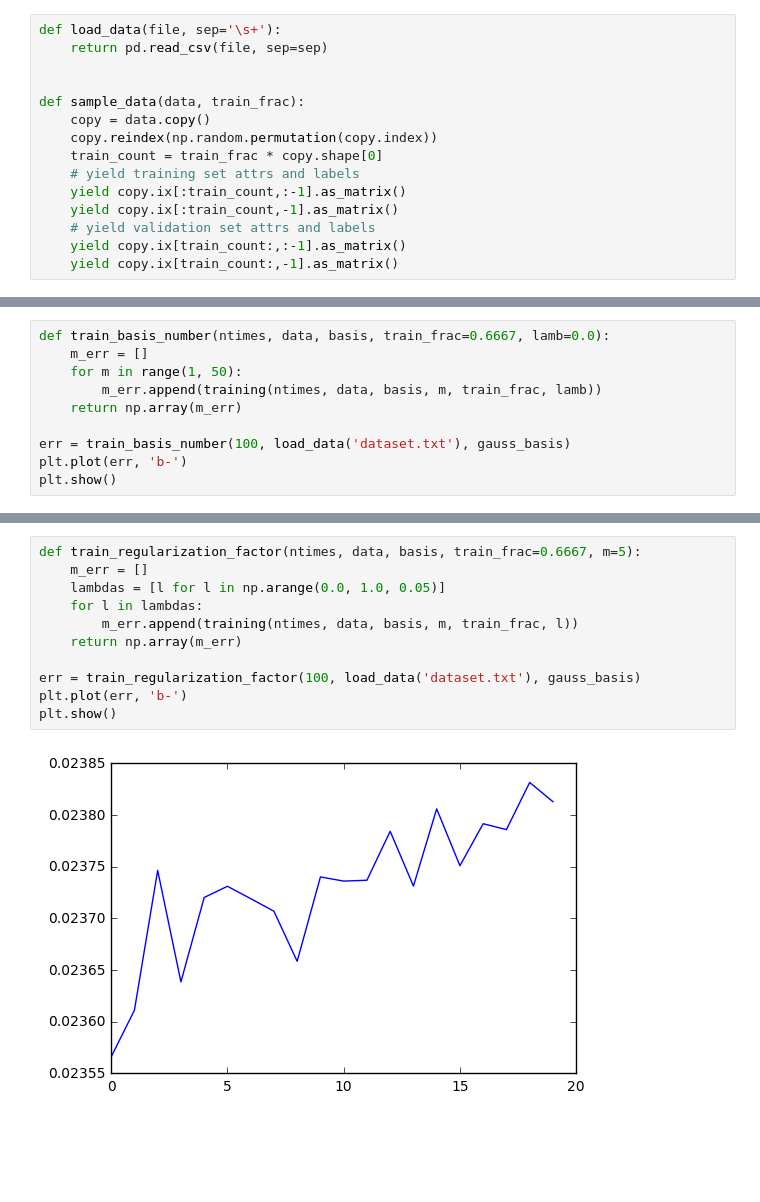
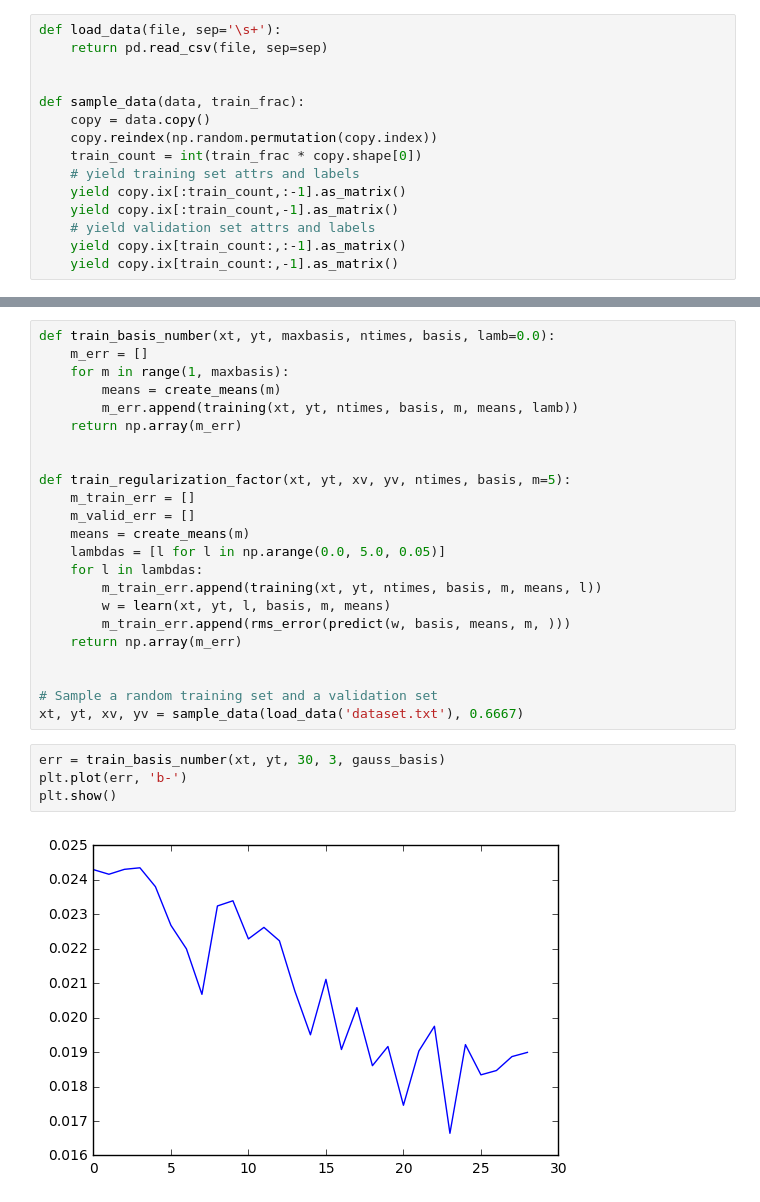
Before and after one commit to elvismt/Pattern-Recognition, a Jupyter notebook: Lista3/Regression.ipynb, the cells around one changed output, grey strips where cells are left out. Saved outputs shown, nothing was run; the diff lists cells and outputs as text; blank space fills up the shorter version.

```diff
--- a/Lista3/Regression.ipynb
+++ b/Lista3/Regression.ipynb
@@ -13,7 +29,7 @@ def load_data(file, sep='\s+'):
 def sample_data(data, train_frac):
     copy = data.copy()
     copy.reindex(np.random.permutation(copy.index))
-    train_count = train_frac * copy.shape[0]
+    train_count = int(train_frac * copy.shape[0])
     # yield training set attrs and labels
     yield copy.ix[:train_count,:-1].as_matrix()
     yield copy.ix[:train_count,-1].as_matrix()
@@ -92,10 +89,0 @@ plt.show()
-# %%
-def train_basis_number(ntimes, data, basis, train_frac=0.6667, lamb=0.0):
-    m_err = []
-    for m in range(1, 50):
-        m_err.append(training(ntimes, data, basis, m, train_frac, lamb))
-    return np.array(m_err)
-
-err = train_basis_number(100, load_data('dataset.txt'), gauss_basis)
-plt.plot(err, 'b-')
-plt.show()
@@ -104,13 +90,29 @@ plt.show()
-# %%
-def train_regularization_factor(ntimes, data, basis, train_frac=0.6667, m=5):
-    m_err = []
-    lambdas = [l for l in np.arange(0.0, 1.0, 0.05)]
-    for l in lambdas:
-        m_err.append(training(ntimes, data, basis, m, train_frac, l))
-    return np.array(m_err)
-
-err = train_regularization_factor(100, load_data('dataset.txt'), gauss_basis)
-plt.plot(err, 'b-')
-plt.show()
-# %% [output]
-[figure, removed]
+# %%
+def train_basis_number(xt, yt, maxbasis, ntimes, basis, lamb=0.0):
+    m_err = []
+    for m in range(1, maxbasis):
+        means = create_means(m)
+        m_err.append(training(xt, yt, ntimes, basis, m, means, lamb))
+    return np.array(m_err)
+
+
+def train_regularization_factor(xt, yt, xv, yv, ntimes, basis, m=5):
+    m_train_err = []
+    m_valid_err = []
+    means = create_means(m)
+    lambdas = [l for l in np.arange(0.0, 5.0, 0.05)]
+    for l in lambdas:
+        m_train_err.append(training(xt, yt, ntimes, basis, m, means, l))
+        w = learn(xt, yt, l, basis, m, means)
+        m_train_err.append(rms_error(predict(w, basis, means, m, )))
+    return np.array(m_err)
+
+
+# Sample a random training set and a validation set
+xt, yt, xv, yv = sample_data(load_data('dataset.txt'), 0.6667)
+# %%
+err = train_basis_number(xt, yt, 30, 3, gauss_basis)
+plt.plot(err, 'b-')
+plt.show()
+# %% [output]
+[figure, added]
```
Also changed, not shown: parts of 5 cells of this notebook.
